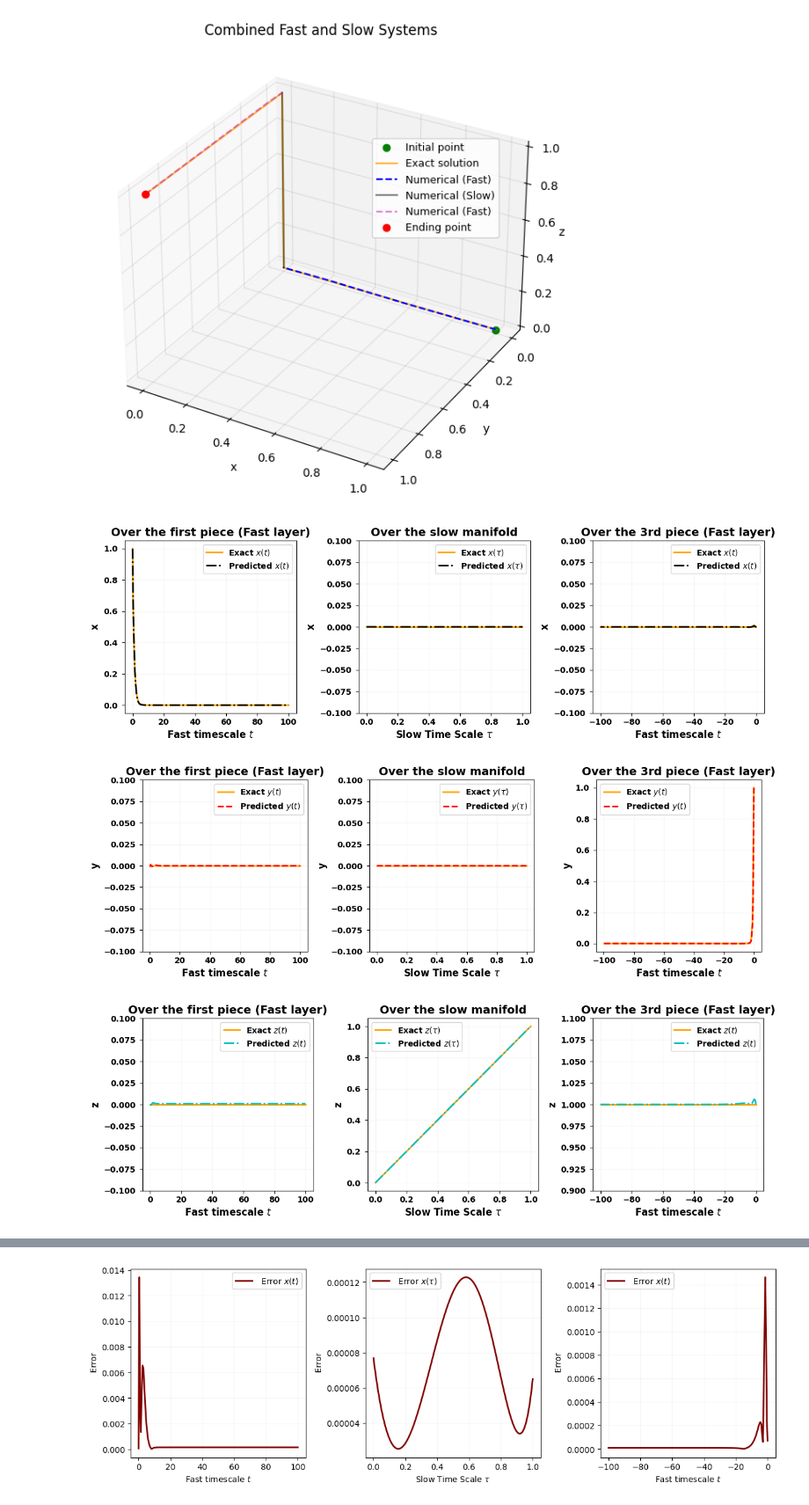
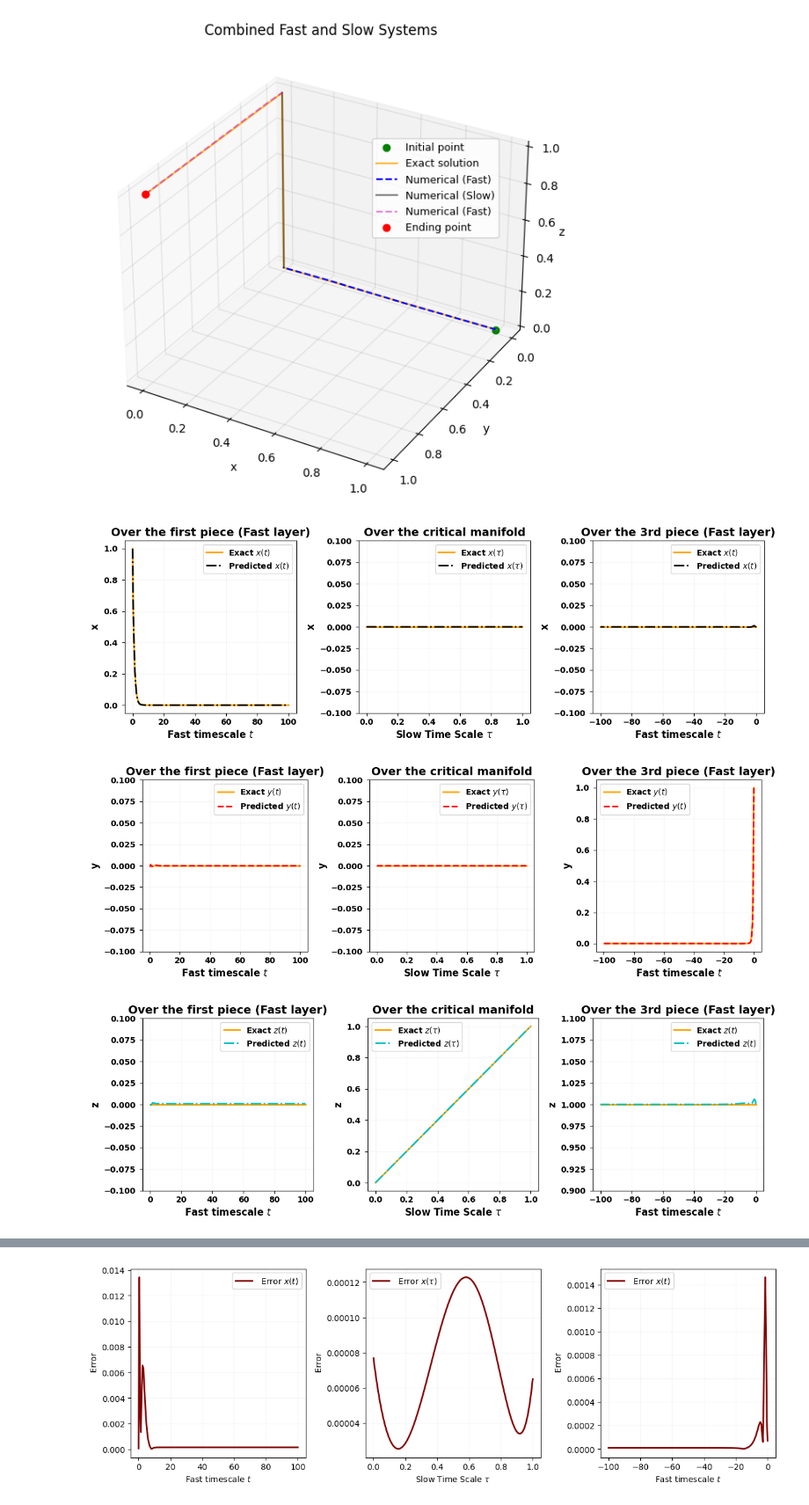
Before and after one commit to Hamid-Mofidi/PINNs_on_Multiple_timescale_dynamics, a Jupyter notebook: Examples8/Lorenztype-exact-no_perturbed.ipynb, the cells around one changed output, grey strips where cells are left out. Shown at 88% size. Drawn from its saved outputs; the diff is of its cells as text; code cells hidden in the pictures.

```diff
--- a/Examples8/Lorenztype-exact-no_perturbed.ipynb
+++ b/Examples8/Lorenztype-exact-no_perturbed.ipynb
@@ -453,7 +453,7 @@ plt.xlabel('Slow Time Scale $\\tau$', fontsize=12, fontweight='bold')
 plt.ylabel('$x$', fontsize=12, fontweight='bold')
 plt.grid(True, alpha=0.1)
 plt.ylim(-0.1, 0.1)
-plt.title('Over the slow manifold', fontsize=14, fontweight='bold')
+plt.title('Over the critical manifold', fontsize=14, fontweight='bold')
 plt.legend(prop={'size': 10, 'weight': 'bold'}, loc='best')
 
 for ax in plt.gcf().get_axes():
@@ -526,7 +526,7 @@ plt.xlabel('Slow Time Scale $\\tau$', fontsize=12, fontweight='bold')
 plt.ylabel('$y$', fontsize=12, fontweight='bold')
 plt.grid(True, alpha=0.1)
 plt.ylim(-0.1, 0.1)
-plt.title('Over the slow manifold', fontsize=14, fontweight='bold')
+plt.title('Over the critical manifold', fontsize=14, fontweight='bold')
 plt.legend(prop={'size': 10, 'weight': 'bold'}, loc='best')
 
 for ax in plt.gcf().get_axes():
@@ -596,7 +596,7 @@ plt.plot(tau, z_pred_slow + z_exact_fast[-1], 'c-.', linewidth=2, label='Predict
 plt.xlabel('Slow Time Scale $\\tau$', fontsize=12, fontweight='bold')
 plt.ylabel('$z$', fontsize=12, fontweight='bold')
 plt.grid(True, alpha=0.1)
-plt.title('Over the slow manifold', fontsize=14, fontweight='bold')
+plt.title('Over the critical manifold', fontsize=14, fontweight='bold')
 plt.legend(prop={'size': 10, 'weight': 'bold'}, loc='best')
 
 for ax in plt.gcf().get_axes():
@@ -615,36 +615,36 @@ for tick in ax.get_yticklabels():
 plt.subplot(1, 3, 3)
 plt.plot(t2, z_exact_fast2, '-', color='orange', linewidth=2, label='Exact $z(t)$')
 plt.plot(t2, z_pred_fast2, 'c-.', linewidth=2, label='Predicted $z(t)$')
 plt.xlabel('Fast timescale $t$', fontsize=12, fontweight='bold')
 plt.ylabel('$z$', fontsize=12, fontweight='bold')
 plt.ylim(0.9, 1.1)
 plt.title('Over the 3rd piece (Fast layer)', fontsize=14, fontweight='bold')
 plt.legend(prop={'size': 10, 'weight': 'bold'}, loc='best')
 
 for ax in plt.gcf().get_axes():
     ax.ticklabel_format(axis='y', style='sci', scilimits=(-3, 3))
     ax.yaxis.offsetText.set_fontsize(10)
     ax.tick_params(axis='y', pad=5)
 
     ax.set_ylabel('z', fontweight='bold')
 
 for tick in ax.get_xticklabels():
     tick.set_fontweight('bold')
 for tick in ax.get_yticklabels():
     tick.set_fontweight('bold')
 
 
 
 
 
 plt.grid(True, alpha=0.1)
 
 plt.tight_layout()
 plt.show()
 # %% [output]
-[figure, old version]
+[figure, new version]
-[figure, old version]
+[figure, new version]
-[figure, old version]
+[figure, new version]
 # %%
 # Calculate the error
 x_error_fast = np.abs(x_exact_fast - x_pred_fast)
```
Also changed, not shown: parts of 2 cells of this notebook.
